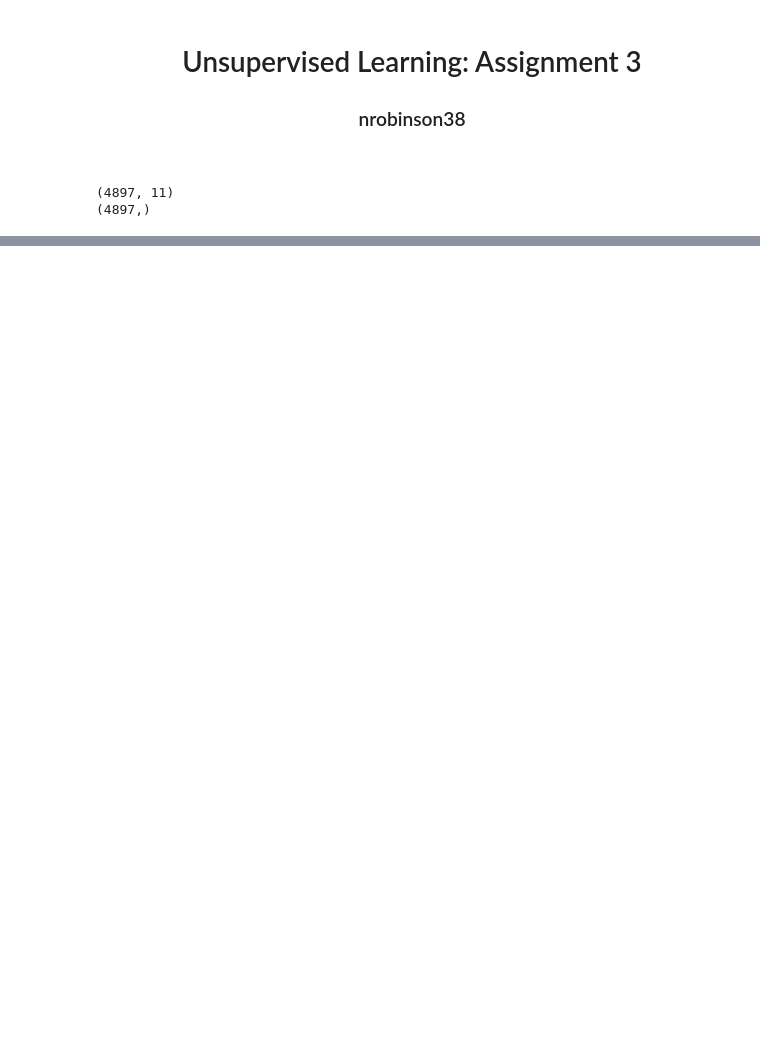
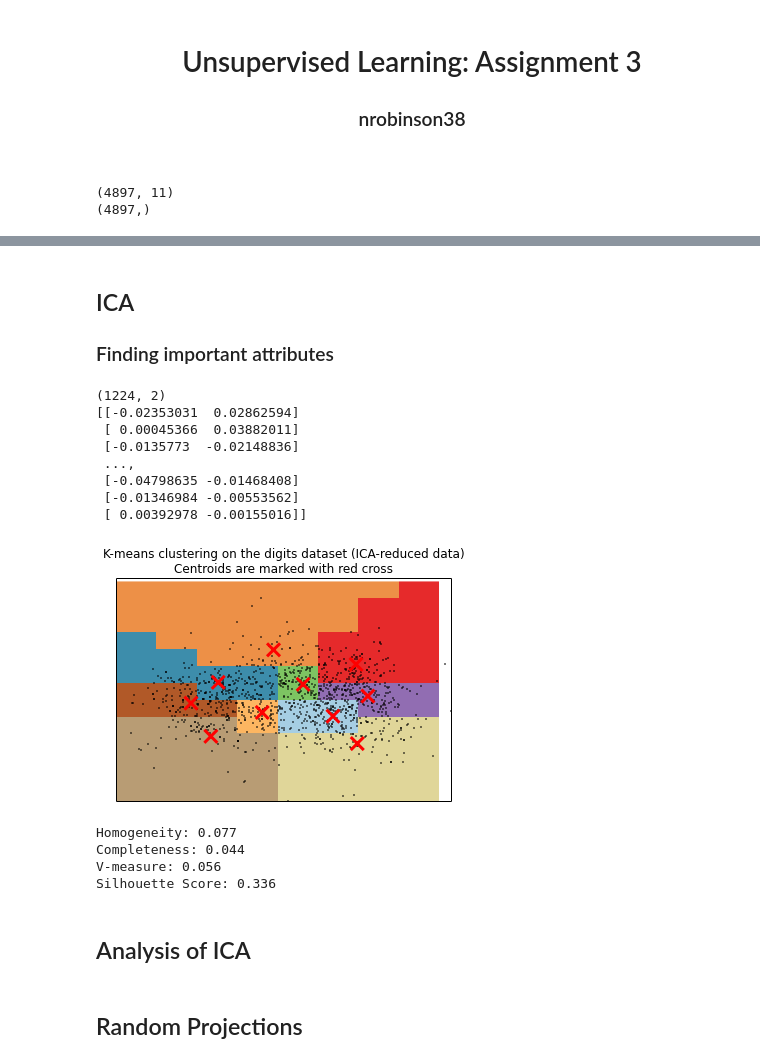
Before and after one commit to nickrobinson/UnsupervisedLearning, a Jupyter notebook: src/Unsupervised.ipynb, the cells around one changed output, grey strips where cells are left out. Drawn from its saved outputs; the diff is of its cells as text; code cells hidden in the pictures; blank space fills up the shorter version.

```diff
--- a/src/Unsupervised.ipynb
+++ b/src/Unsupervised.ipynb
@@ -100,0 +154,36 @@ With the data gathered from the initial
+# %% [markdown]
+## ICA
+### Finding important attributes
+# %%
+ica = FastICA(n_components=2, max_iter=200, algorithm='deflation')
+X_scaled = preprocessing.scale(X_train)
+reduced_data = ica.fit_transform(X_scaled)
+print reduced_data.shape
+print reduced_data
+km = KMeans(n_clusters=10, max_iter=300)
+km.fit(reduced_data)
+plotFunctions.plotData(reduced_data, km, "ICA")
+# %% [output]
+(1224, 2)
+[[-0.02353031  0.02862594]
+ [ 0.00045366  0.03882011]
+ [-0.0135773  -0.02148836]
+ ...,
+ [-0.04798635 -0.01468408]
+ [-0.01346984 -0.00553562]
+ [ 0.00392978 -0.00155016]]
+[figure, added]
+# %%
+print("Homogeneity: %0.3f" % metrics.homogeneity_score(y_train, km.labels_))
+print("Completeness: %0.3f" % metrics.completeness_score(y_train, km.labels_))
+print("V-measure: %0.3f" % metrics.v_measure_score(y_train, km.labels_))
+print("Silhouette Score: %0.3f" % metrics.silhouette_score(reduced_data, km.labels_, metric='euclidean'))
+# %% [output]
+Homogeneity: 0.077
+Completeness: 0.044
+V-measure: 0.056
+Silhouette Score: 0.336
+# %% [markdown]
+## Analysis of ICA
+# %% [markdown]
+## Random Projections
```
Also changed, not shown: parts of 13 cells of this notebook, 1 other file.
